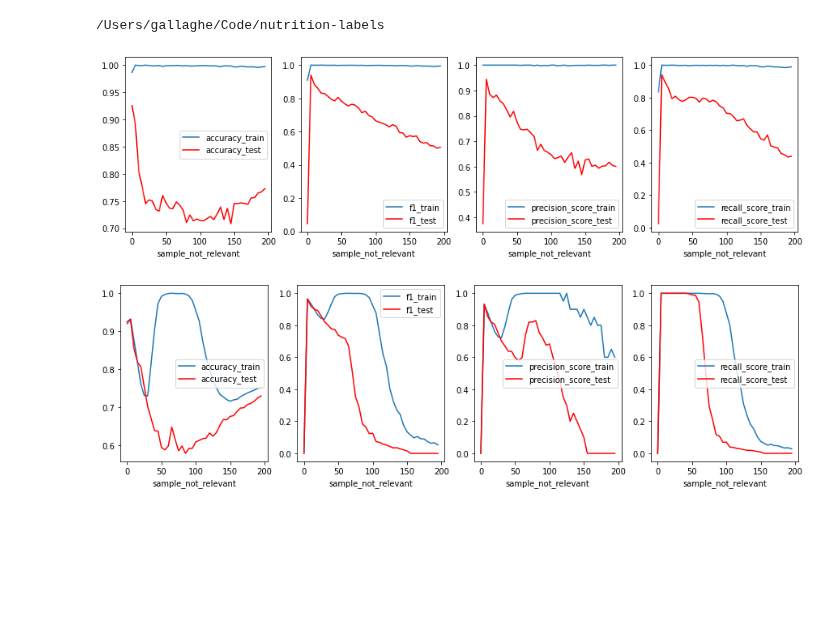
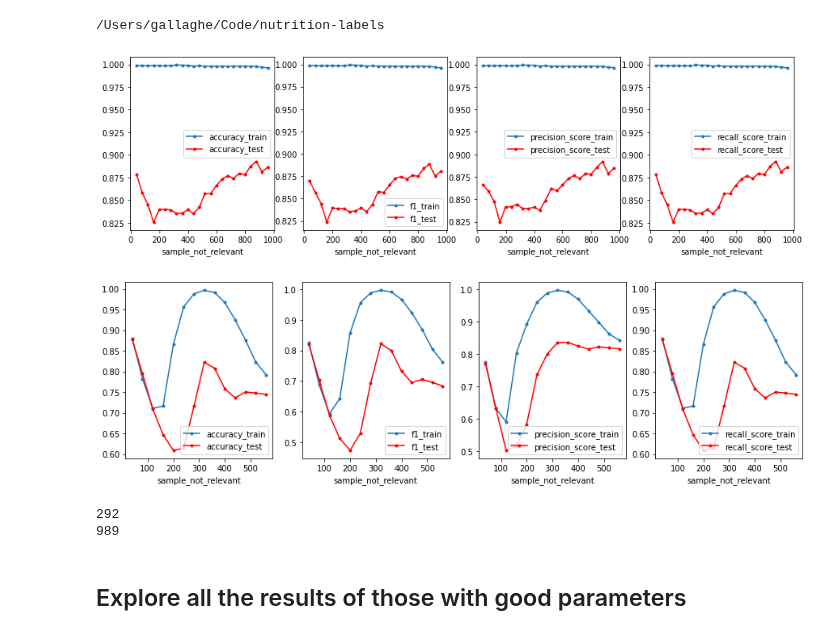
Before and after one commit to wellcometrust/nutrition-labels, a Jupyter notebook: notebooks/Grant tagger experimentation.ipynb, the cells around one changed output. Saved outputs shown, nothing was run; the diff lists cells and outputs as text; code cells hidden in the pictures; blank space fills up the shorter version.

Commit message:
update training code and experimental code with new training data format

```diff
--- a/notebooks/Grant tagger experimentation.ipynb
+++ b/notebooks/Grant tagger experimentation.ipynb
@@ -27,8 +27,8 @@ def run_experiment(sample_not_relevant_range, num_repeats, vectorizer_type):
             )
             X_train, X_test, y_train, y_test = grant_tagger.transform(data)
             grant_tagger.fit(X_train, y_train)
-            results_train = grant_tagger.evaluate(X_train, y_train, print_results=False)
-            results_test = grant_tagger.evaluate(X_test, y_test, print_results=False)
+            results_train = grant_tagger.evaluate(X_train, y_train, print_results=False, average='weighted')
+            results_test = grant_tagger.evaluate(X_test, y_test, print_results=False, average='weighted')
             if average_results_train: # will be the same for test too
                 for key in average_results_train.keys(): # will be the same for test too
                     average_results_train[key] += results_train[key]
@@ -53,36 +53,44 @@ count_experiments_results = run_experiment(
 # %%
 experiments_results_df = pd.DataFrame(count_experiments_results)
 fig, (ax1,ax2,ax3,ax4) = plt.subplots(nrows=1, ncols=4, figsize=(15, 4))
-experiments_results_df.plot(kind='line', x='sample_not_relevant', y='accuracy_train',ax=ax1)
-experiments_results_df.plot(kind='line', x='sample_not_relevant', y='accuracy_test', color='red', ax=ax1)
-experiments_results_df.plot(kind='line', x='sample_not_relevant', y='f1_train',ax=ax2)
-experiments_results_df.plot(kind='line', x='sample_not_relevant', y='f1_test', color='red', ax=ax2)
-experiments_results_df.plot(kind='line', x='sample_not_relevant', y='precision_score_train',ax=ax3)
-experiments_results_df.plot(kind='line', x='sample_not_relevant', y='precision_score_test', color='red', ax=ax3)
-experiments_results_df.plot(kind='line', x='sample_not_relevant', y='recall_score_train',ax=ax4)
-experiments_results_df.plot(kind='line', x='sample_not_relevant', y='recall_score_test', color='red', ax=ax4)
+experiments_results_df.plot(kind='line', x='sample_not_relevant', y='accuracy_train',ax=ax1, marker='.')
+experiments_results_df.plot(kind='line', x='sample_not_relevant', y='accuracy_test', color='red', ax=ax1, marker='.')
+experiments_results_df.plot(kind='line', x='sample_not_relevant', y='f1_train',ax=ax2, marker='.')
+experiments_results_df.plot(kind='line', x='sample_not_relevant', y='f1_test', color='red', ax=ax2, marker='.')
+experiments_results_df.plot(kind='line', x='sample_not_relevant', y='precision_score_train',ax=ax3, marker='.')
+experiments_results_df.plot(kind='line', x='sample_not_relevant', y='precision_score_test', color='red', ax=ax3, marker='.')
+experiments_results_df.plot(kind='line', x='sample_not_relevant', y='recall_score_train',ax=ax4, marker='.')
+experiments_results_df.plot(kind='line', x='sample_not_relevant', y='recall_score_test', color='red', ax=ax4, marker='.')
 # fig.savefig(f'sample_not_relevant_{num_repeats}reps_{vectorizer_type}.png')
 # plt.close(fig)
 plt.show()
 # %% [output]
-[figure, old version]
+[figure, new version]
 # %%
 tfidf_experiments_results = run_experiment(
-    range(0, 200, 5), num_repeats=20, vectorizer_type='tfidf'
+    range(40, 600, 40), num_repeats=10, vectorizer_type='tfidf'
 )
 # %%
 experiments_results_df = pd.DataFrame(tfidf_experiments_results)
 fig, (ax1,ax2,ax3,ax4) = plt.subplots(nrows=1, ncols=4, figsize=(15, 4))
-experiments_results_df.plot(kind='line', x='sample_not_relevant', y='accuracy_train',ax=ax1)
-experiments_results_df.plot(kind='line', x='sample_not_relevant', y='accuracy_test', color='red', ax=ax1)
-experiments_results_df.plot(kind='line', x='sample_not_relevant', y='f1_train',ax=ax2)
-experiments_results_df.plot(kind='line', x='sample_not_relevant', y='f1_test', color='red', ax=ax2)
-experiments_results_df.plot(kind='line', x='sample_not_relevant', y='precision_score_train',ax=ax3)
-experiments_results_df.plot(kind='line', x='sample_not_relevant', y='precision_score_test', color='red', ax=ax3)
-experiments_results_df.plot(kind='line', x='sample_not_relevant', y='recall_score_train',ax=ax4)
-experiments_results_df.plot(kind='line', x='sample_not_relevant', y='recall_score_test', color='red', ax=ax4)
+experiments_results_df.plot(kind='line', x='sample_not_relevant', y='accuracy_train',ax=ax1, marker='.')
+experiments_results_df.plot(kind='line', x='sample_not_relevant', y='accuracy_test', color='red', ax=ax1, marker='.')
+experiments_results_df.plot(kind='line', x='sample_not_relevant', y='f1_train',ax=ax2, marker='.')
+experiments_results_df.plot(kind='line', x='sample_not_relevant', y='f1_test', color='red', ax=ax2, marker='.')
+experiments_results_df.plot(kind='line', x='sample_not_relevant', y='precision_score_train',ax=ax3, marker='.')
+experiments_results_df.plot(kind='line', x='sample_not_relevant', y='precision_score_test', color='red', ax=ax3, marker='.')
+experiments_results_df.plot(kind='line', x='sample_not_relevant', y='recall_score_train',ax=ax4, marker='.')
+experiments_results_df.plot(kind='line', x='sample_not_relevant', y='recall_score_test', color='red', ax=ax4, marker='.')
 # fig.savefig(f'sample_not_relevant_{num_repeats}reps_{vectorizer_type}.png')
 # plt.close(fig)
 plt.show()
 # %% [output]
-[figure, old version]
+[figure, new version]
+# %%
+print(len(data.loc[data['Relevance code'] == 1]))
+print(len(data.loc[data['Relevance code'] == 0]))
+# %% [output]
+292
+989
+# %% [markdown]
+## Explore all the results of those with good parameters
```
Also changed, not shown: parts of 6 cells of this notebook, 1 other file.
